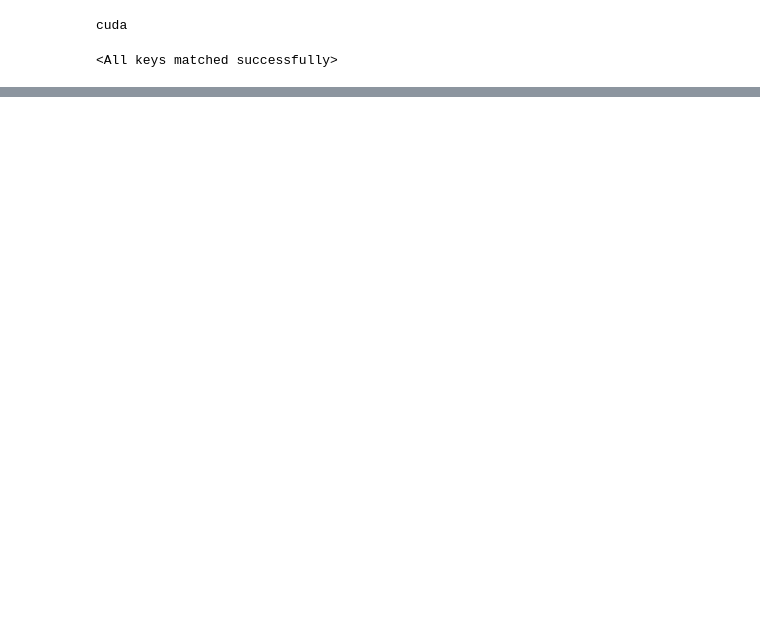
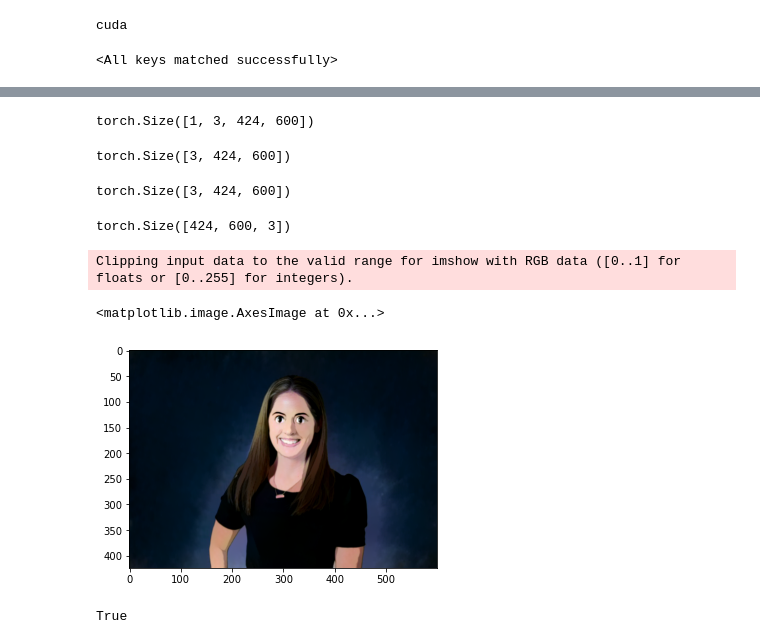
Before and after one commit to msaad1311/Cartoonify, a Jupyter notebook: ImagesCartoonify/Images.ipynb, the cells around one changed output, grey strips where cells are left out. Cells and saved outputs as stored; diff of their text form; code cells hidden in the pictures; blank space fills up the shorter version.

```diff
--- a/ImagesCartoonify/Images.ipynb
+++ b/ImagesCartoonify/Images.ipynb
@@ -46,0 +105,33 @@ Generator(
+# %%
+pred.shape
+# %% [output]
+torch.Size([1, 3, 424, 600])
+# %%
+pred = pred.squeeze(0)
+pred.shape
+# %% [output]
+torch.Size([3, 424, 600])
+# %%
+pred_inv = inv_normalize(pred)
+pred_inv.shape
+# %% [output]
+torch.Size([3, 424, 600])
+# %%
+pred_inv = pred_inv.permute(1,2,0)
+pred_inv.shape
+# %% [output]
+torch.Size([424, 600, 3])
+# %%
+pred_np = pred_inv.numpy()
+pred_np1 = pred_np*255
+pred_np11 = pred_np1.astype(np.uint8)
+# %%
+plt.imshow(pred_np)
+# %% [output]
+Clipping input data to the valid range for imshow with RGB data ([0..1] for floats or [0..255] for integers).
+<matplotlib.image.AxesImage at 0x...>
+[figure, added]
+# %%
+cv2.imwrite('./Images/test.png',cv2.cvtColor(pred_np*255,cv2.COLOR_RGB2BGR))
+# %% [output]
+True
```
Also changed, not shown: parts of 10 cells of this notebook, 3 other files.
